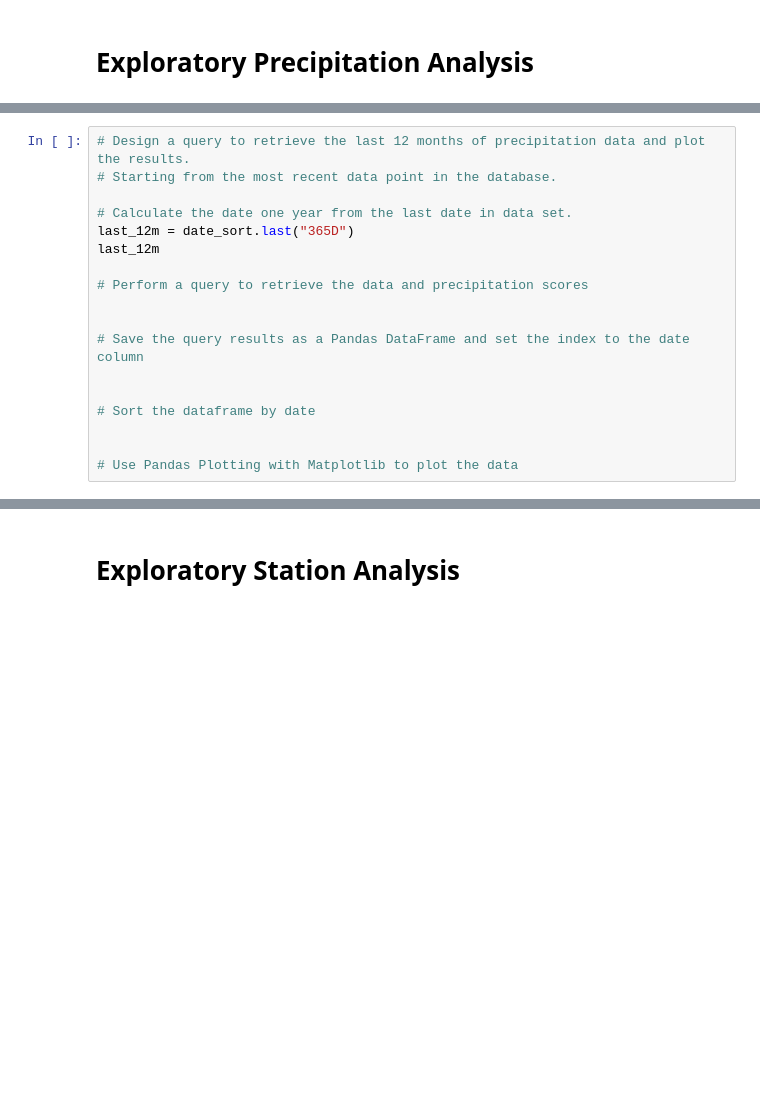
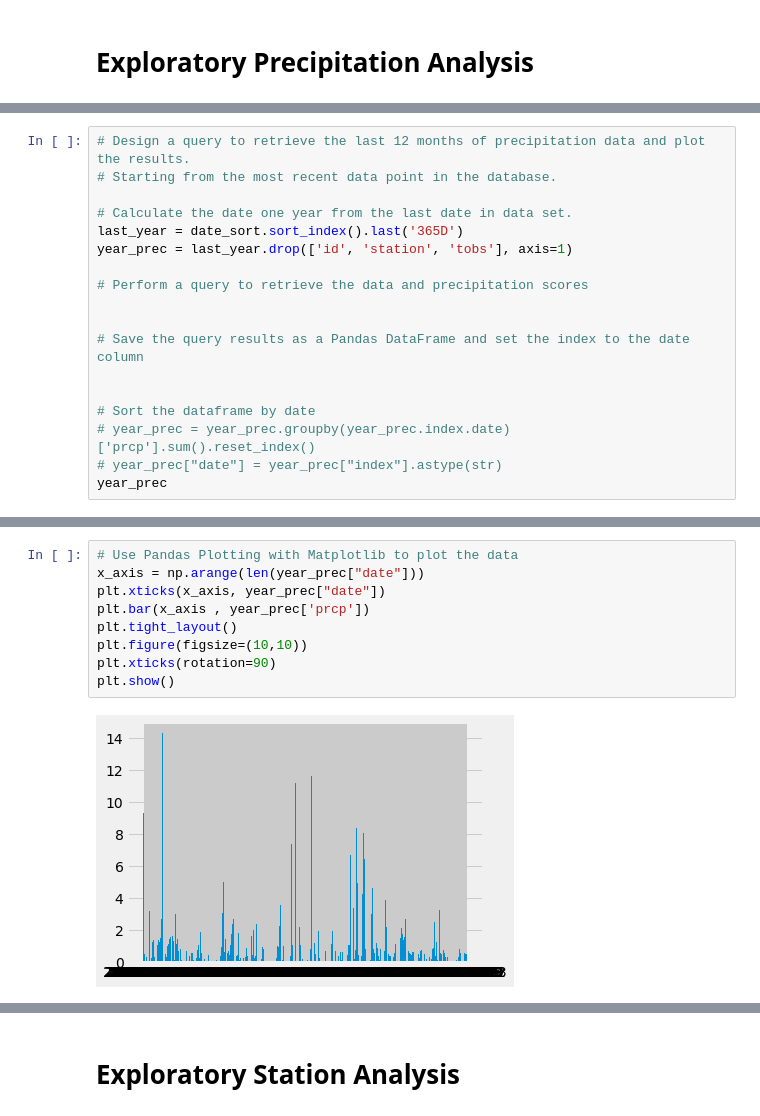
Before and after one commit to CBPher24/sqlalchemy-challenge, a Jupyter notebook: climate_starter.ipynb, the cells around one changed output, grey strips where cells are left out. Drawn from its saved outputs; the diff is of its cells as text; blank space fills up the shorter version.

```diff
--- a/climate_starter.ipynb
+++ b/climate_starter.ipynb
@@ -96,8 +98,8 @@ date_sort
 # Starting from the most recent data point in the database.
 
 # Calculate the date one year from the last date in data set.
-last_12m = date_sort.last("365D")
-last_12m
+last_year = date_sort.sort_index().last('365D')
+year_prec = last_year.drop(['id', 'station', 'tobs'], axis=1)
 
 # Perform a query to retrieve the data and precipitation scores
 
@@ -106,7 +108,7 @@ last_12m
 
 
 # Sort the dataframe by date
-
-
-# Use Pandas Plotting with Matplotlib to plot the data
+# year_prec = year_prec.groupby(year_prec.index.date)['prcp'].sum().reset_index()
+# year_prec["date"] = year_prec["index"].astype(str)
+year_prec
 # %% [output]
@@ -113,0 +129,11 @@ TypeError: 'last' only supports a DatetimeIndex index
+# %%
+# Use Pandas Plotting with Matplotlib to plot the data
+x_axis = np.arange(len(year_prec["date"]))
+plt.xticks(x_axis, year_prec["date"])
+plt.bar(x_axis , year_prec['prcp'])
+plt.tight_layout()
+plt.figure(figsize=(10,10))
+plt.xticks(rotation=90)
+plt.show()
+# %% [output]
+[figure, added]
```
Also changed, not shown: parts of 8 cells of this notebook.
